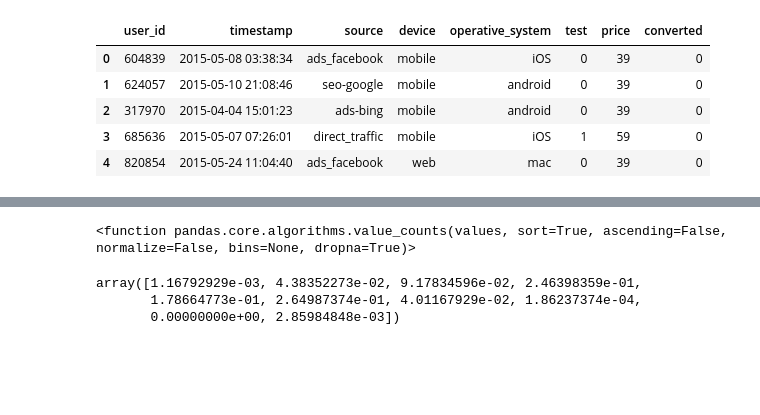
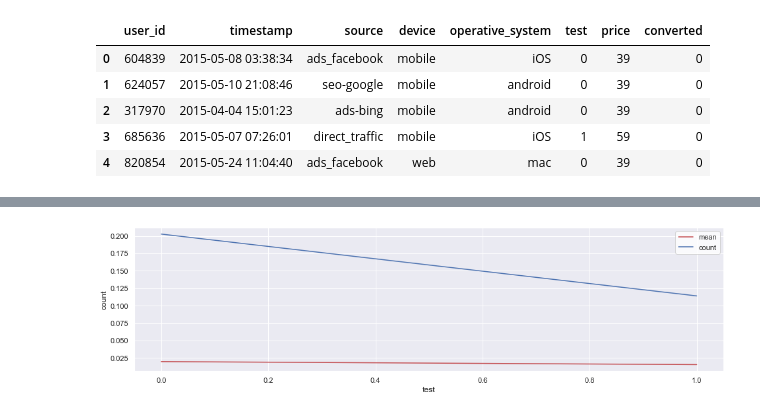
Before and after one commit to crazywiden/Leetcode_daily_submit, a Jupyter notebook: 20e/Pricing Challenge.ipynb, the cells around one changed output, grey strips where cells are left out. Cells and saved outputs as stored; diff of their text form; code cells hidden in the pictures; blank space fills up the shorter version.

```diff
--- a/20e/Pricing Challenge.ipynb
+++ b/20e/Pricing Challenge.ipynb
@@ -98,10 +96,26 @@ lat_df = pd.DataFrame(df['lat'].value_counts(bins = 10,normalize=True,sort=False
-# %%
-df['long'].value_counts(bins = 10)
-# %% [output]
-<function pandas.core.algorithms.value_counts(values, sort=True, ascending=False, normalize=False, bins=None, dropna=True)>
-# %%
-lat_df.values = np.hstack(lat_df.values)
-# %% [output]
-array([1.16792929e-03, 4.38352273e-02, 9.17834596e-02, 2.46398359e-01,
-       1.78664773e-01, 2.64987374e-01, 4.01167929e-02, 1.86237374e-04,
-       0.00000000e+00, 2.85984848e-03])
+# %%
+def mean_count(dt,group_var,target_var):
+    mean = pd.DataFrame(dt.groupby(group_var)[target_var].mean()).reset_index()
+    mean.columns = [group_var,'mean']
+    count = pd.DataFrame(dt.groupby(group_var)[target_var].count()).reset_index()
+    count.columns = [group_var,'count']
+    mc = pd.merge(left=mean,right=count, left_on=group_var, right_on=group_var)
+    return mc
+def mc_plot(df,groupvar):
+    fig, ax = plt.subplots(figsize=(16,4))
+    sns.lineplot(x=df[groupvar],
+                 y=df['mean'],
+                 color='r',
+                 ax=ax)
+    sns.lineplot(x=df[groupvar],
+                 y=df['count'],
+                 color='b',
+                 ax=ax)
+    ax.legend(['mean', 'count'], facecolor='w')
+    plt.show()
+# %%
+test_mc = mean_count(df,group_var='test',target_var='converted')
+test_mc['count'] = test_mc['count'] /10**6
+mc_plot(test_mc,groupvar = 'test')
+# %% [output]
+[figure, added]
```
Also changed, not shown: parts of 4 cells of this notebook.
